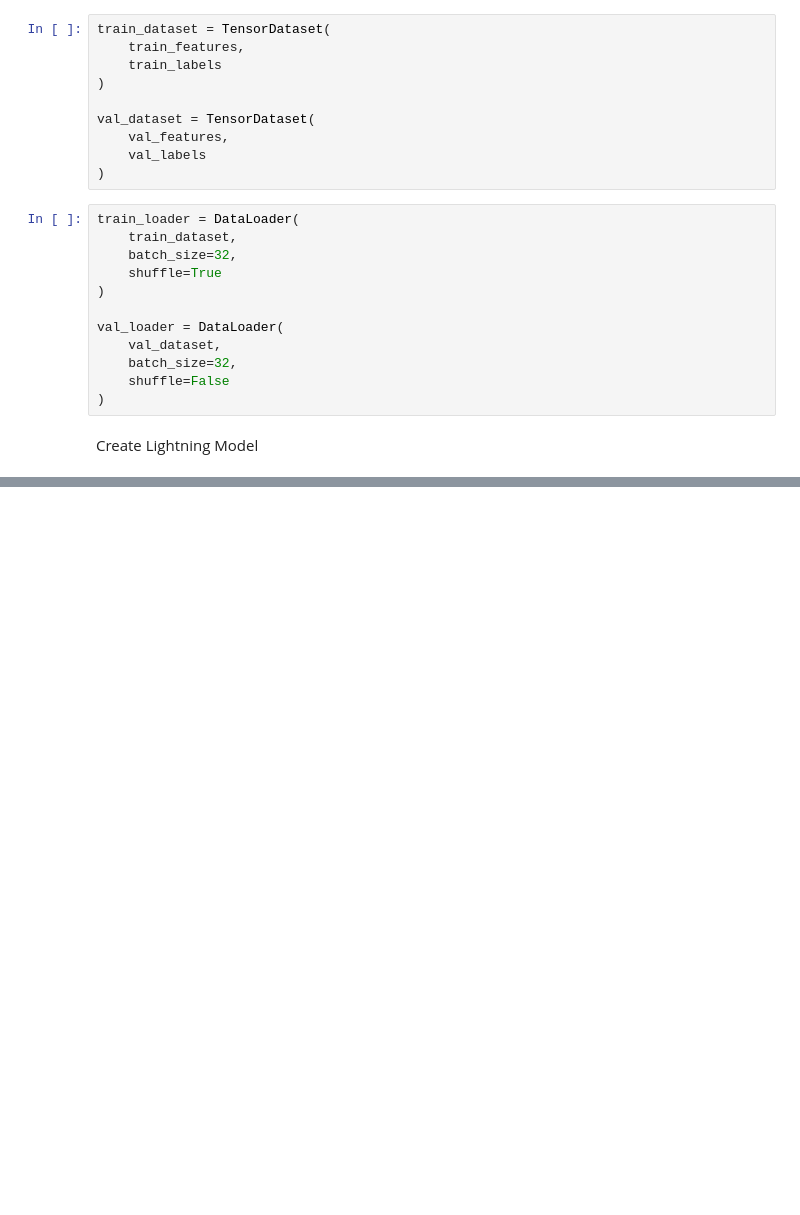
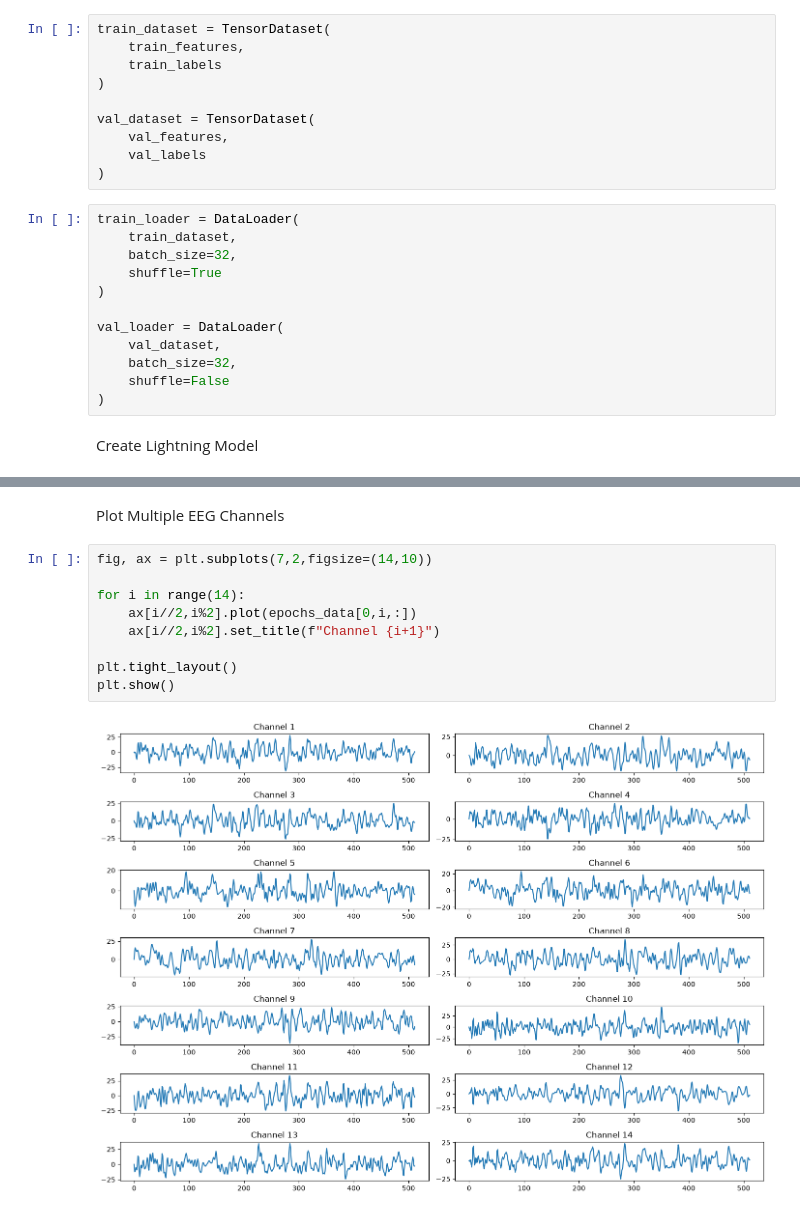
Before and after one commit to soniya-builds/BCI-EEG-Signal-Classification, a Jupyter notebook: Data_Preparation.ipynb, the cells around one changed output, grey strips where cells are left out. Cells and saved outputs as stored; diff of their text form; blank space fills up the shorter version.

```diff
--- a/Data_Preparation.ipynb
+++ b/Data_Preparation.ipynb
@@ -379,0 +515,13 @@ NameError: name 'LightningModule' is not defined
+# %% [markdown]
+Plot Multiple EEG Channels
+# %%
+fig, ax = plt.subplots(7,2,figsize=(14,10))
+
+for i in range(14):
+    ax[i//2,i%2].plot(epochs_data[0,i,:])
+    ax[i//2,i%2].set_title(f"Channel {i+1}")
+
+plt.tight_layout()
+plt.show()
+# %% [output]
+[figure, added]
```
Also changed, not shown: parts of 30 cells of this notebook.
